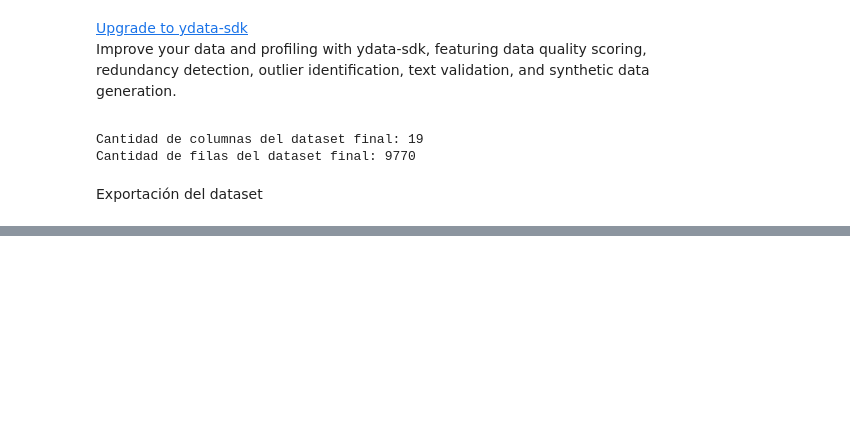
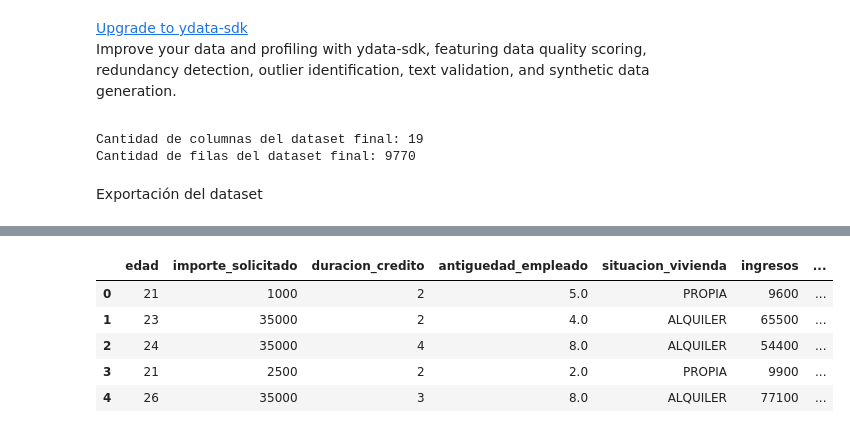
Before and after one commit to AishaPerYas/Actividad1_APY, a Jupyter notebook: notebooks/preparacion-datos/PD01-Transformaciones(1).ipynb, the cells around one changed output, grey strips where cells are left out. Cells and saved outputs as stored; diff of their text form; code cells hidden in the pictures; blank space fills up the shorter version.

```diff
--- a/notebooks/preparacion-datos/PD01-Transformaciones(1).ipynb
+++ b/notebooks/preparacion-datos/PD01-Transformaciones(1).ipynb
@@ -132,3 +132,6 @@ df_integrado.head(1)
 |  | id_cliente | edad | importe_solicitado | duracion_credito | antiguedad_empleado | situacion_vivienda | ... |
 | 0 | 768805383.0 | 21 | 1000 | 2 | 5.0 | PROPIA | ... |
 1 rows × 21 columns
+# %%
+df_integrado_c = df_integrado.copy()
+df_integrado_c.head(1)
@@ -331,0 +349,3 @@ df_final.to_csv("../../data/final/datos_finales.csv", sep=';', index=False)
+# %%
+df_filtrado = df_integrado_c[df_integrado_c['antiguedad_cliente'].notnull()]
+df_filtrado.info()
@@ -331,0 +370,11 @@ df_final.to_csv("../../data/final/datos_finales.csv", sep=';', index=False)
+# %%
+eliminar = ['regla_pct_ingresos', 'id_cliente']
+df_filtrado.drop(eliminar, inplace=True, axis=1)
+df_filtrado.head(5)
+# %% [output]
+|  | edad | importe_solicitado | duracion_credito | antiguedad_empleado | situacion_vivienda | ingresos | ... |
+| 0 | 21 | 1000 | 2 | 5.0 | PROPIA | 9600 | ... |
+| 1 | 23 | 35000 | 2 | 4.0 | ALQUILER | 65500 | ... |
+| 2 | 24 | 35000 | 4 | 8.0 | ALQUILER | 54400 | ... |
+| 3 | 21 | 2500 | 2 | 2.0 | PROPIA | 9900 | ... |
+| 4 | 26 | 35000 | 3 | 8.0 | ALQUILER | 77100 | ... |
```
Also changed, not shown: parts of 10 cells of this notebook, 3 other files.
